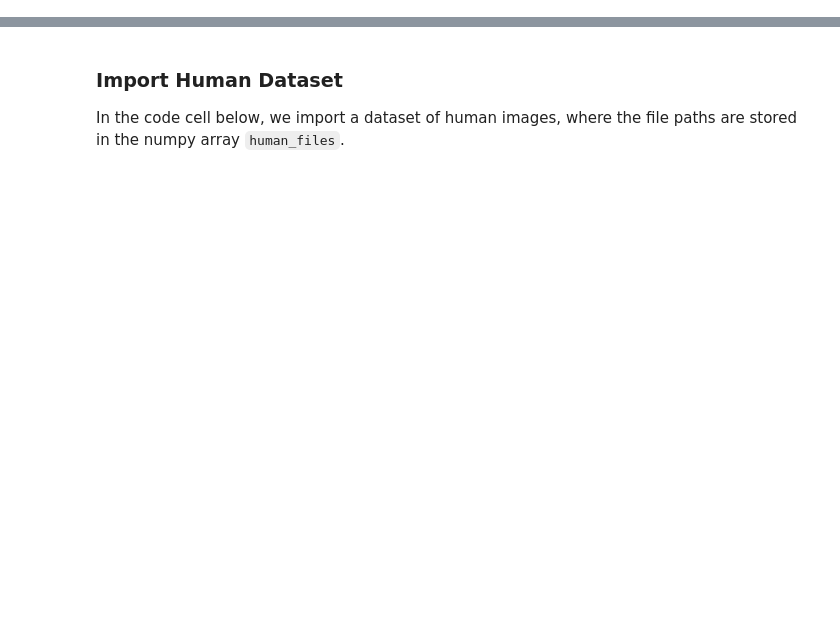
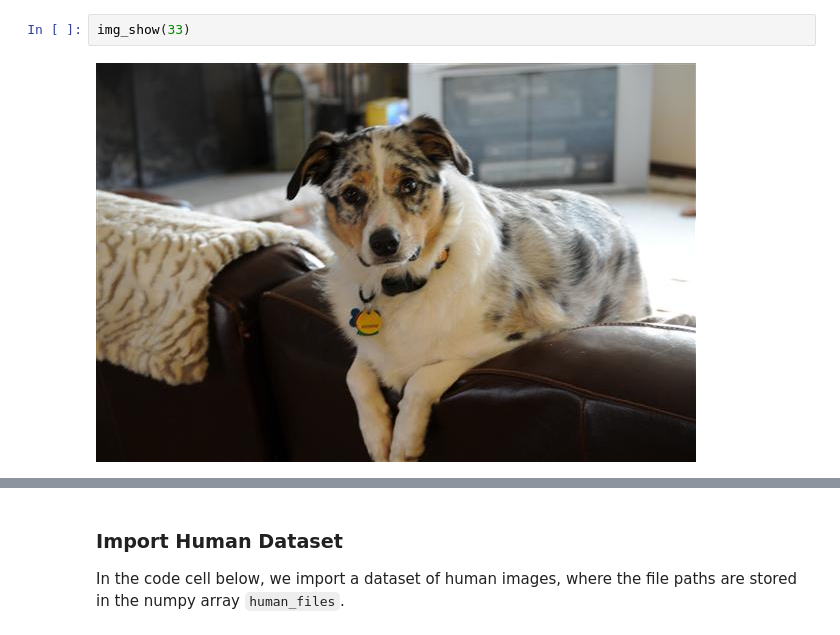
Before and after one commit to MFuchs1989/DSND-Dog-Breed-Classifier, a Jupyter notebook: dog_app.ipynb, the cells around one changed output, grey strips where cells are left out. Drawn from its saved outputs; the diff is of its cells as text; blank space fills up the shorter version.

```diff
--- a/dog_app.ipynb
+++ b/dog_app.ipynb
@@ -93,0 +143,4 @@ There are 836 test dog images.
+# %%
+img_show(33)
+# %% [output]
+[figure, added]
```
Also changed, not shown: parts of 68 cells of this notebook.
